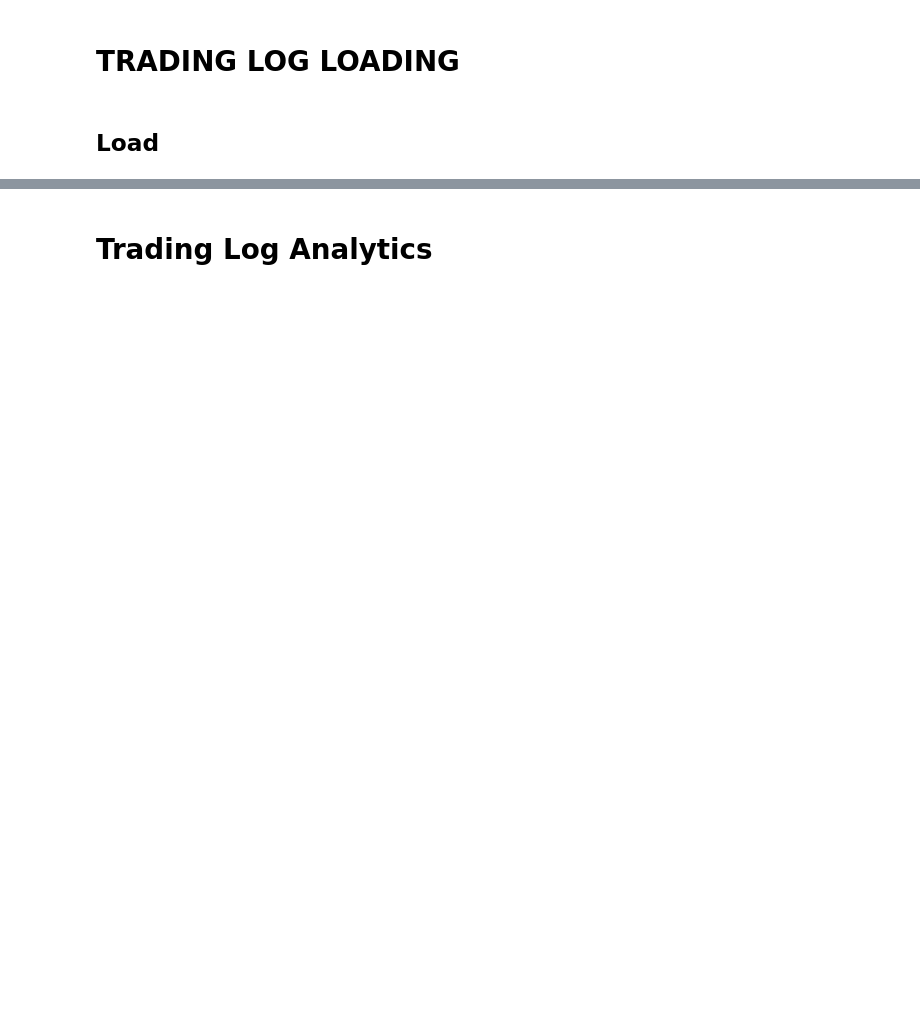
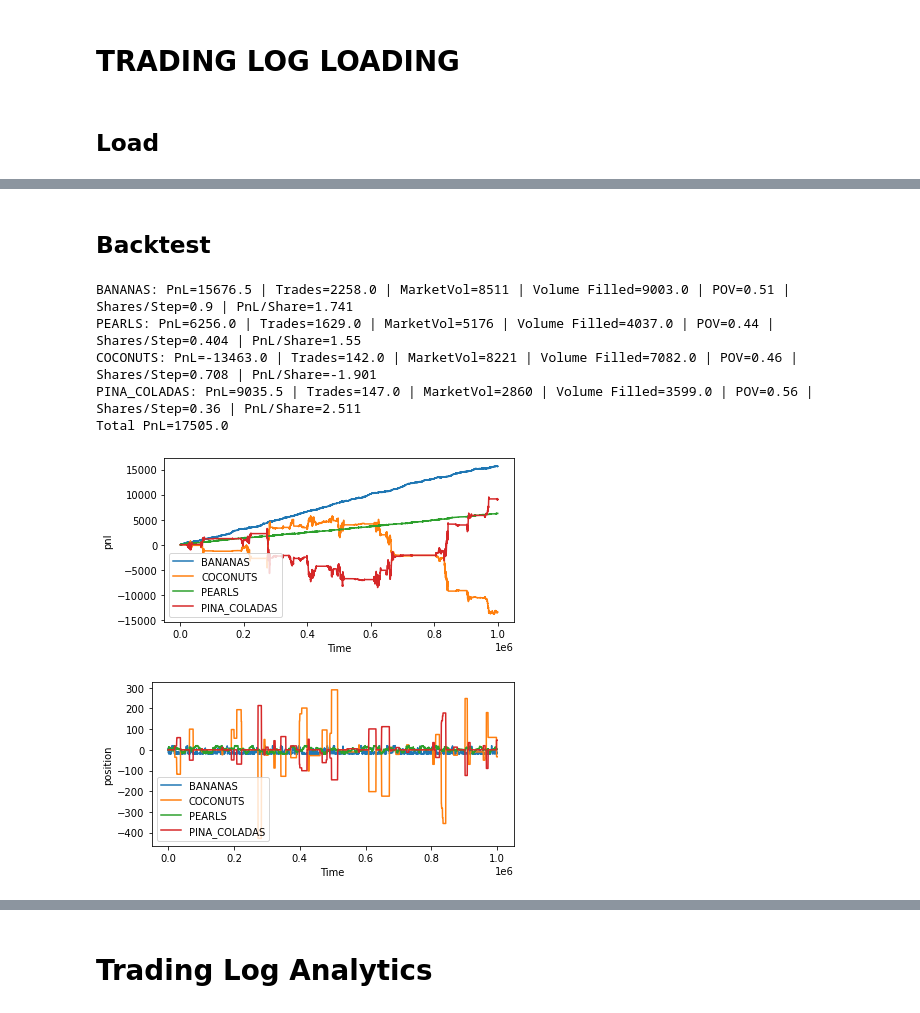
Before and after one commit to XiuLuoShen/imc_prosperity, a Jupyter notebook: Round2.ipynb, the cells around one changed output, grey strips where cells are left out. Saved outputs shown, nothing was run; the diff lists cells and outputs as text; code cells hidden in the pictures; blank space fills up the shorter version.

```diff
--- a/Round2.ipynb
+++ b/Round2.ipynb
@@ -653,0 +694,14 @@ Total PnL=3410.0
+# %% [markdown]
+## Backtest
+# %%
+log_file = "backtest_logs/backtest.log"
+dfs = load_data_from_log(log_file, True)
+trading_simulation_summary(dfs)
+# %% [output]
+BANANAS: PnL=15676.5 | Trades=2258.0 | MarketVol=8511 | Volume Filled=9003.0 | POV=0.51 | Shares/Step=0.9 | PnL/Share=1.741
+PEARLS: PnL=6256.0 | Trades=1629.0 | MarketVol=5176 | Volume Filled=4037.0 | POV=0.44 | Shares/Step=0.404 | PnL/Share=1.55
+COCONUTS: PnL=-13463.0 | Trades=142.0 | MarketVol=8221 | Volume Filled=7082.0 | POV=0.46 | Shares/Step=0.708 | PnL/Share=-1.901
+PINA_COLADAS: PnL=9035.5 | Trades=147.0 | MarketVol=2860 | Volume Filled=3599.0 | POV=0.56 | Shares/Step=0.36 | PnL/Share=2.511
+Total PnL=17505.0
+[figure, added]
+[figure, added]
```
Also changed, not shown: parts of 108 cells of this notebook, 8 other files.
